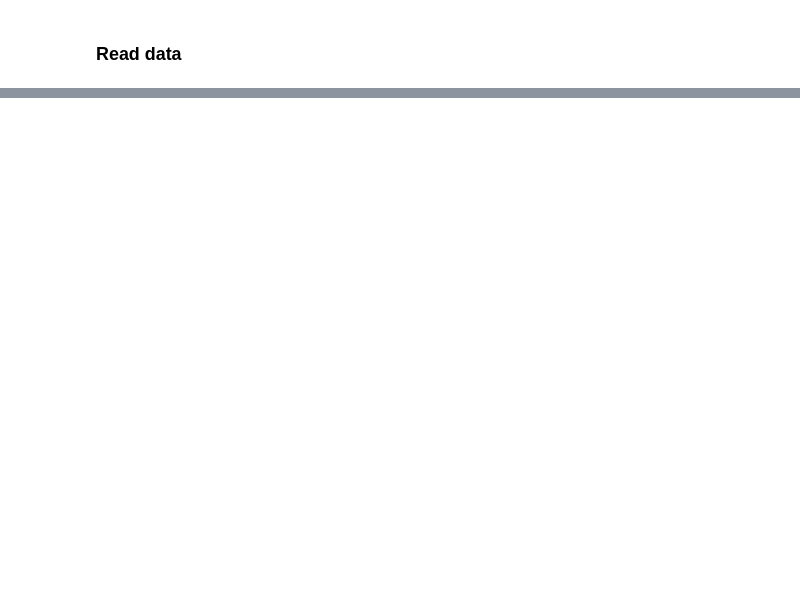
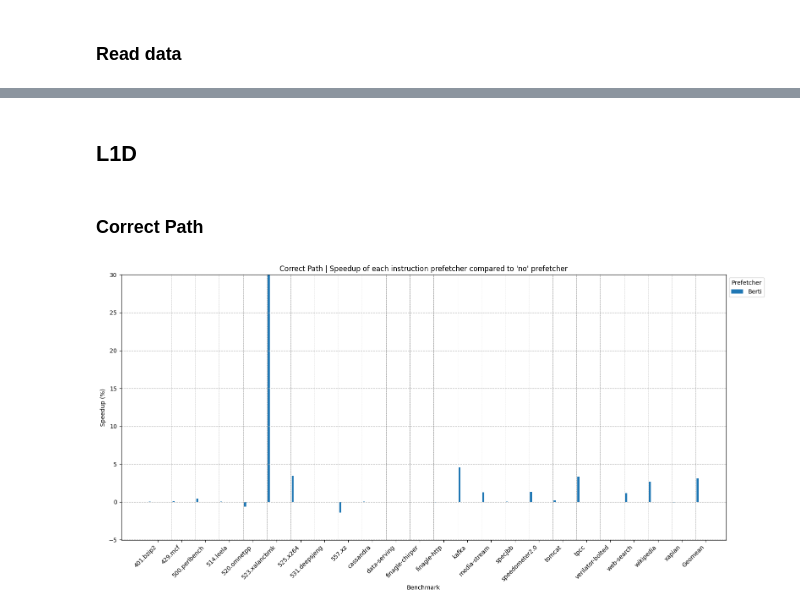
Before and after one commit to joshualmashburn/ChampSim, a Jupyter notebook: analysis.ipynb, the cells around one changed output, grey strips where cells are left out. Drawn from its saved outputs; the diff is of its cells as text; code cells hidden in the pictures; blank space fills up the shorter version.

```diff
--- a/analysis.ipynb
+++ b/analysis.ipynb
@@ -398,0 +281,42 @@ plt.show()
+# %% [markdown]
+## L1D
+# %% [markdown]
+### Correct Path
+# %%
+df_cp_no = group_by_instr_prefetcher(cp_ipc_df, "no")
+df_cp_berti = group_by_instr_prefetcher(cp_ipc_df, "berti")
+
+df_cp_berti = calculate_speedup(df_cp_berti, df_cp_no)
+
+# Bar width
+bar_width = 0.1
+gap = 0.2
+
+# Positions of the bars on the x-axis
+r1 = [x * (1 + gap) for x in range(len(df_cp_no))]
+
+# Create the bars
+plt.figure(figsize=(16, 8))
+plt.bar(r1, df_cp_berti["Speedup"], width=bar_width, label="Berti")
+
+# Add shorter vertical dashed lines between each group
+for i in range(1, len(df_cp_no)):
+    plt.axvline(x=(r1[i] - gap / 2), color="gray", linestyle="--", linewidth=0.5)
+
+
+# Add labels and title
+plt.grid(axis="y", linestyle="--")
+plt.xticks(
+    [r + 4 * bar_width for r in r1], df_cp_no["Benchmark"], rotation=45, ha="right"
+)
+plt.xlabel("Benchmark")
+plt.ylabel("Speedup (%)")
+plt.ylim(top=30)
+plt.legend(title="Prefetcher", bbox_to_anchor=(1, 1), loc="upper left")
+plt.title(
+    "Correct Path | Speedup of each instruction prefetcher compared to 'no' prefetcher"
+)
+plt.tight_layout()
+plt.show()
+# %% [output]
+[figure, added]
```
Also changed, not shown: parts of 28 cells of this notebook, 18 other files.
